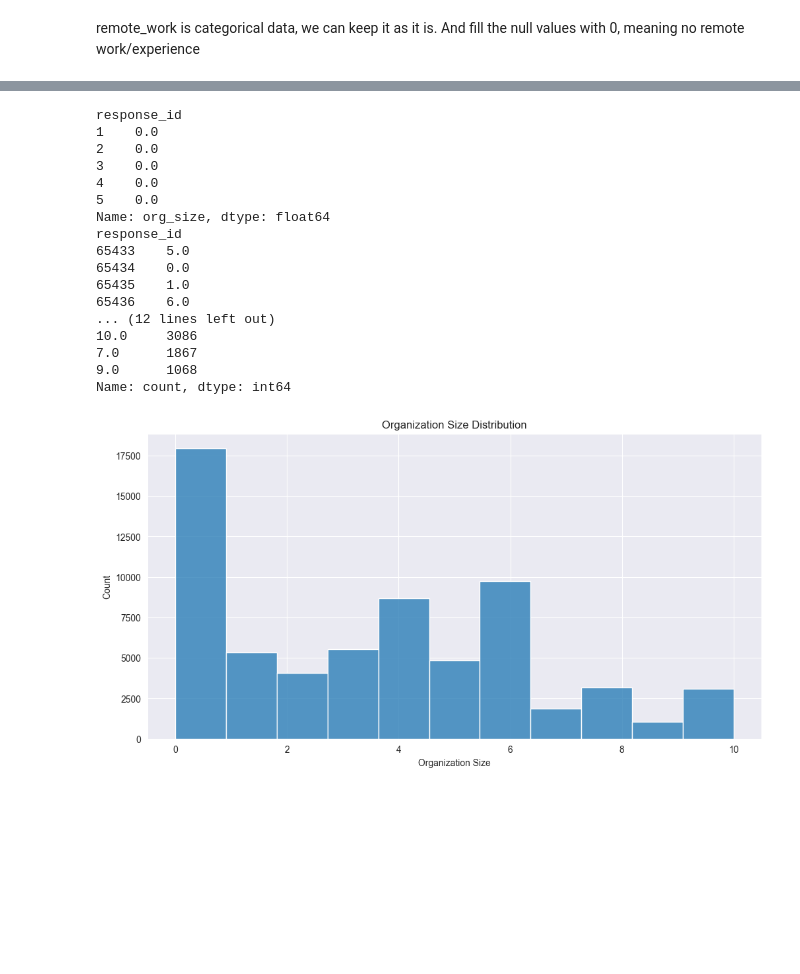
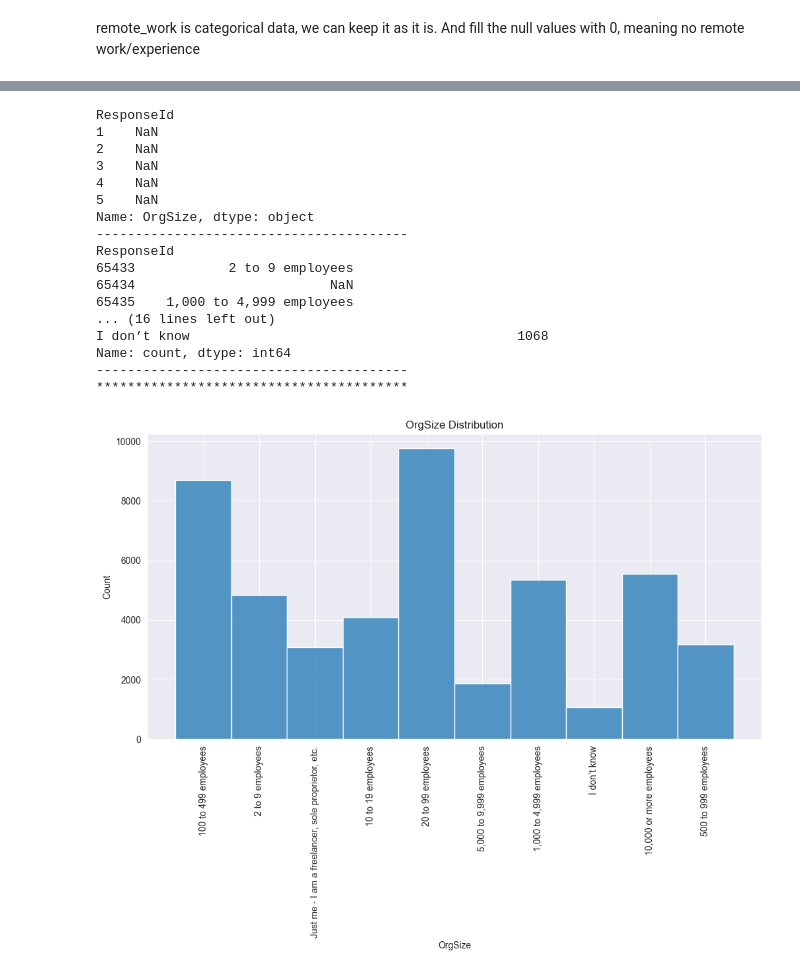
Before and after one commit to krsoy/AAU_Projects, a Jupyter notebook: m1_exam_oral.ipynb, the cells around one changed output, grey strips where cells are left out. Drawn from its saved outputs; the diff is of its cells as text; code cells hidden in the pictures; blank space fills up the shorter version.

```diff
--- a/m1_exam_oral.ipynb
+++ b/m1_exam_oral.ipynb
@@ -184,0 +210,4 @@ Name: count, dtype: int64
+# %%
+basic_info("Check")
+# only 1 value drop this column
+df.drop(columns=['Check'], inplace=True)
@@ -279,16 +363,6 @@ Text(0.5, 0, 'Years of Professional Coding Experience')
 # %%
-print(df['dev_type'].head())
-print(df['dev_type'].tail())
-print(df['dev_type'].isnull().sum())
-print(df['dev_type'].value_counts())
-
-# fillna with 0
-df['dev_type'] = df['dev_type'].fillna(0)
-# plot the dev_type value distribution
-plt.figure(figsize=(12,6))
-sns.histplot(df['dev_type'], bins=50, kde=False)
-plt.title('Developer Type Distribution')
-plt.xlabel('Developer Type')
-plt.ylabel('Count')
-plt.show()
+basic_info("DevType")
+bin_distribution('DevType', bins=df['DevType'].nunique()+1,rotate=90)
+print(map_and_fill("DevType"))
+df['DevType'] = df['DevType'].fillna(-1)
 # %% [output]
@@ -313,34 +388,25 @@ Name: count, dtype: int64
 # %%
-print(df['org_size'].head())
-print(df['org_size'].tail())
-print(df['org_size'].isnull().sum())
-print(df['org_size'].value_counts())
-
-# fillna with 0
-df['org_size'] = df['org_size'].fillna(0)
-# plot the org_size value distribution
-plt.figure(figsize=(12,6))
-sns.histplot(df['org_size'], bins=len(df['org_size'].unique()+1), kde=False)
-plt.title('Organization Size Distribution')
-plt.xlabel('Organization Size')
-plt.ylabel('Count')
-plt.show()
+basic_info("OrgSize")
+bin_distribution('OrgSize', bins=df['OrgSize'].nunique()+1,rotate=90)
+# categorical data, a lot null values, fill null with -1 meaning no response/don't have an organization?
+print(map_and_fill("OrgSize"))
+df['OrgSize'] = df['OrgSize'].fillna(-1)
 # %% [output]
-response_id
-1    0.0
-2    0.0
-3    0.0
-4    0.0
-5    0.0
-Name: org_size, dtype: float64
-response_id
-65433    5.0
-65434    0.0
-65435    1.0
-65436    6.0
-... (12 lines left out)
-10.0     3086
-7.0      1867
-9.0      1068
+ResponseId
+1    NaN
+2    NaN
+3    NaN
+4    NaN
+5    NaN
+Name: OrgSize, dtype: object
+----------------------------------------
+ResponseId
+65433            2 to 9 employees
+65434                         NaN
+65435    1,000 to 4,999 employees
+... (16 lines left out)
+I don’t know                                          1068
 Name: count, dtype: int64
+----------------------------------------
+****************************************
-[figure, old version]
+[figure, new version]
```
Also changed, not shown: parts of 18 cells of this notebook.
